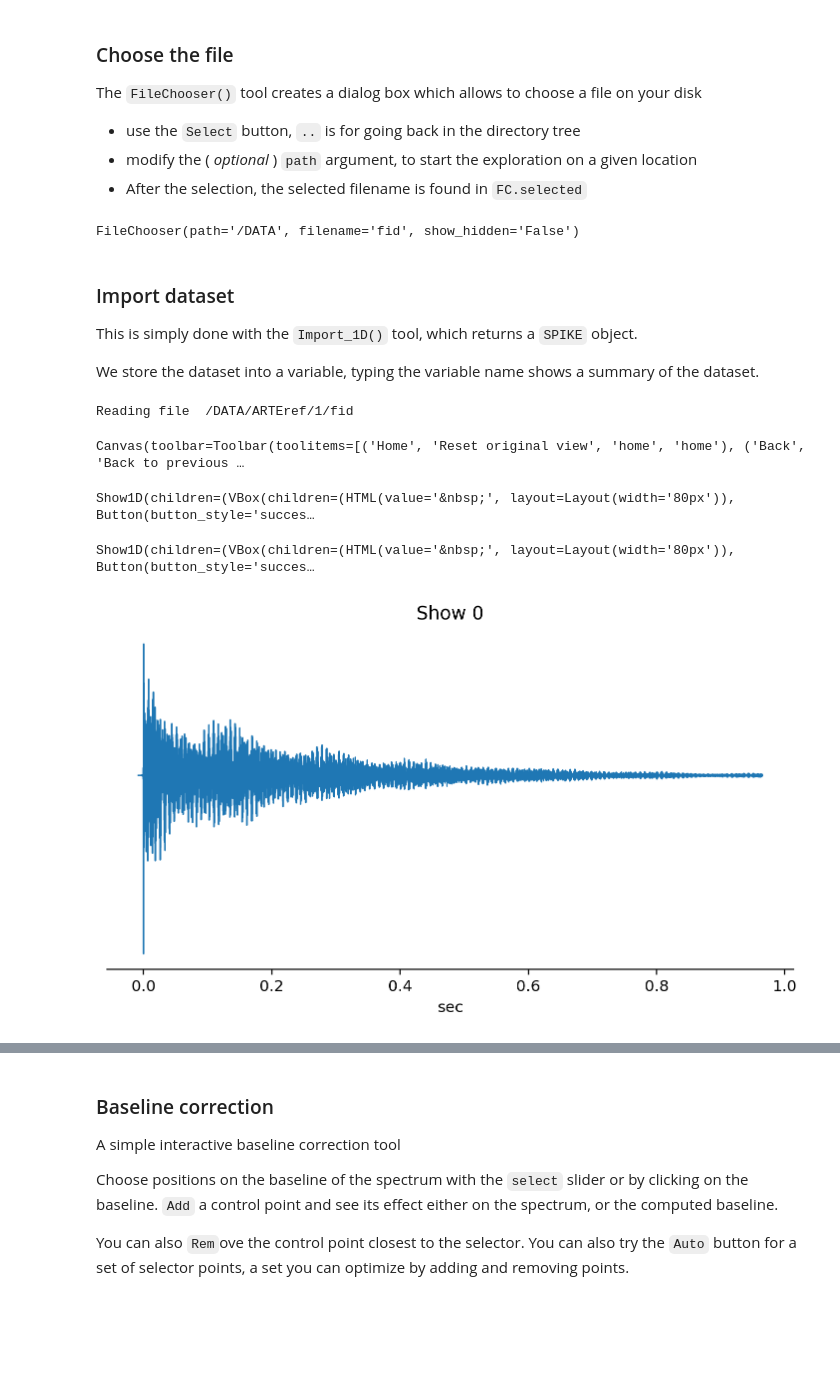
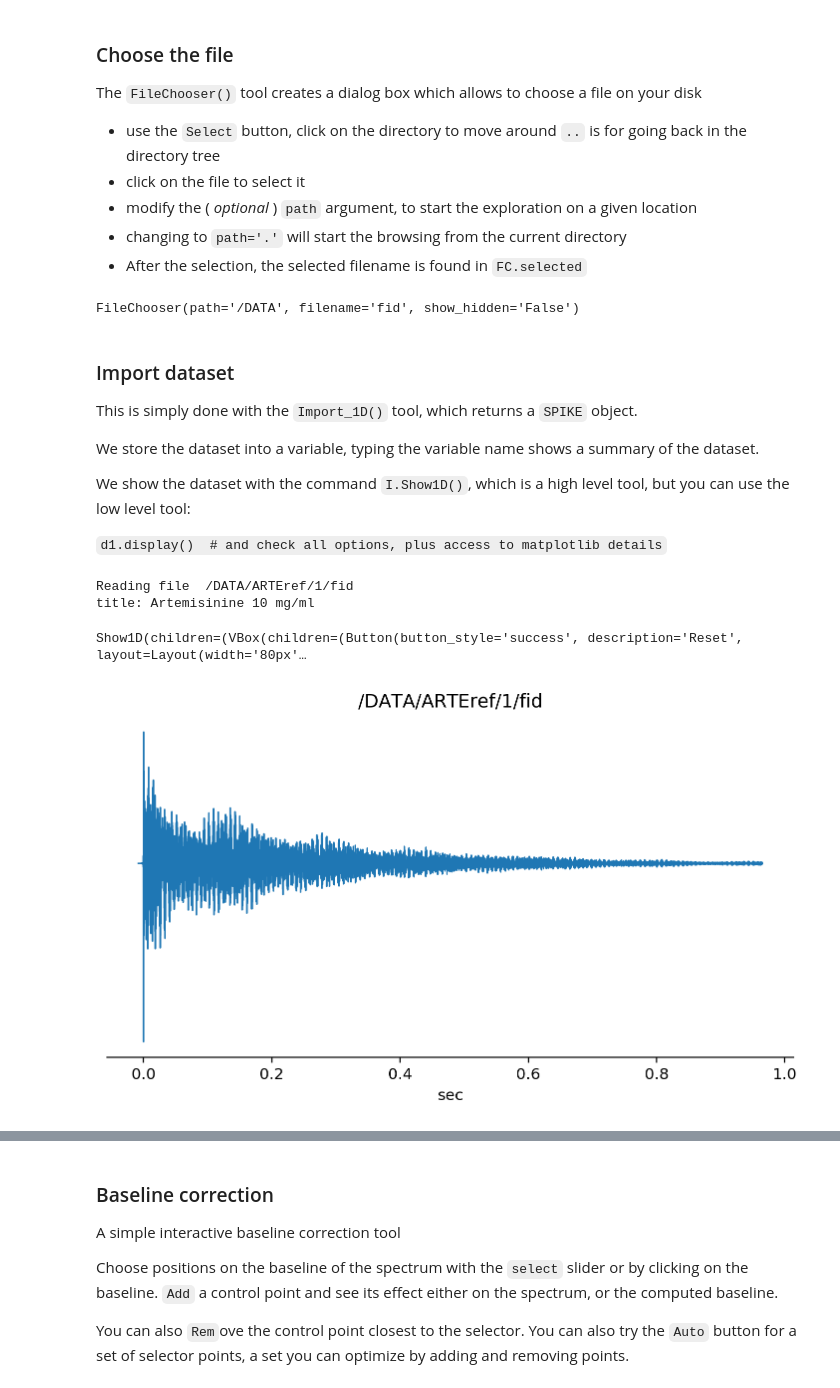
Before and after one commit to spike-project/spike, a Jupyter notebook: Notebooks/Proc1DNMR.ipynb, the cells around one changed output, grey strips where cells are left out. Drawn from its saved outputs; the diff is of its cells as text; code cells hidden in the pictures; blank space fills up the shorter version.

````diff
--- a/Notebooks/Proc1DNMR.ipynb
+++ b/Notebooks/Proc1DNMR.ipynb
@@ -64,8 +67,10 @@ Interactive module version, 1.2.0
 ### Choose the file
 The `FileChooser()` tool creates a dialog box which allows to choose a file on your disk
 
-- use the `Select` button, `..` is for going back in the directory tree
+- use the `Select` button, click on the directory to move around `..` is for going back in the directory tree
+- click on the file to select it
 - modify the ( *optional* ) `path` argument, to start the exploration on a given location
+- changing to `path='.'` will start the browsing from the current directory
 - After the selection, the selected filename is found in `FC.selected`
 # %%
 # FileChooser
@@ -79,20 +84,21 @@ FileChooser(path='/DATA', filename='fid', show_hidden='False')
 This is simply done with the `Import_1D()` tool, which returns a `SPIKE` object.
 
 We store the dataset into a variable, typing the variable name shows a summary of the dataset.
+
+We show the dataset with the command `I.Show1D()`, which is a high level tool, but you can use the low level tool:
+
+```d1.display()  # and check all options, plus access to matplotlib details```
-# %%
-# Import dataset
-print('Reading file ',FC.selected)
-d1 = Import_1D(FC.selected)
-d1.filename = FC.selected
-d1.set_unit('sec').display(title=FC.nmrname+" fid")
-d1.mplfigure.figure.canvas.header_visible = False
-# %% [output]
-Reading file  /DATA/ARTEref/1/fid
-Canvas(toolbar=Toolbar(toolitems=[('Home', 'Reset original view', 'home', 'home'), ('Back', 'Back to previous …
-# %%
-I.Show1D(d1)
-# %% [output]
-Show1D(children=(VBox(children=(HTML(value='&nbsp;', layout=Layout(width='80px')), Button(button_style='succes…
-Show1D(children=(VBox(children=(HTML(value='&nbsp;', layout=Layout(width='80px')), Button(button_style='succes…
-[figure, removed]
+# %%
+# Import dataset
+print('Reading file ',FC.selected)
+d1 = Import_1D(FC.selected)                    # Import_1D creates a SPIKE NMRData object, from which everything is available
+d1.set_unit('sec')                             # it can be acted upon
+d1.filename = FC.selected                      # and be extended at will
+print('title:', d1.params['acqu']['title'])    # d1.params is a dictionary which contains the whole 'acqu' and 'proc' Bruker parameters
+I.Show1D(d1, title=FC.selected)
+# %% [output]
+Reading file  /DATA/ARTEref/1/fid
+title: Artemisinine 10 mg/ml
+Show1D(children=(VBox(children=(Button(button_style='success', description='Reset', layout=Layout(width='80px'…
+[figure, added]
 # %% [markdown]
````
Also changed, not shown: parts of 12 cells of this notebook, 3 other files.
